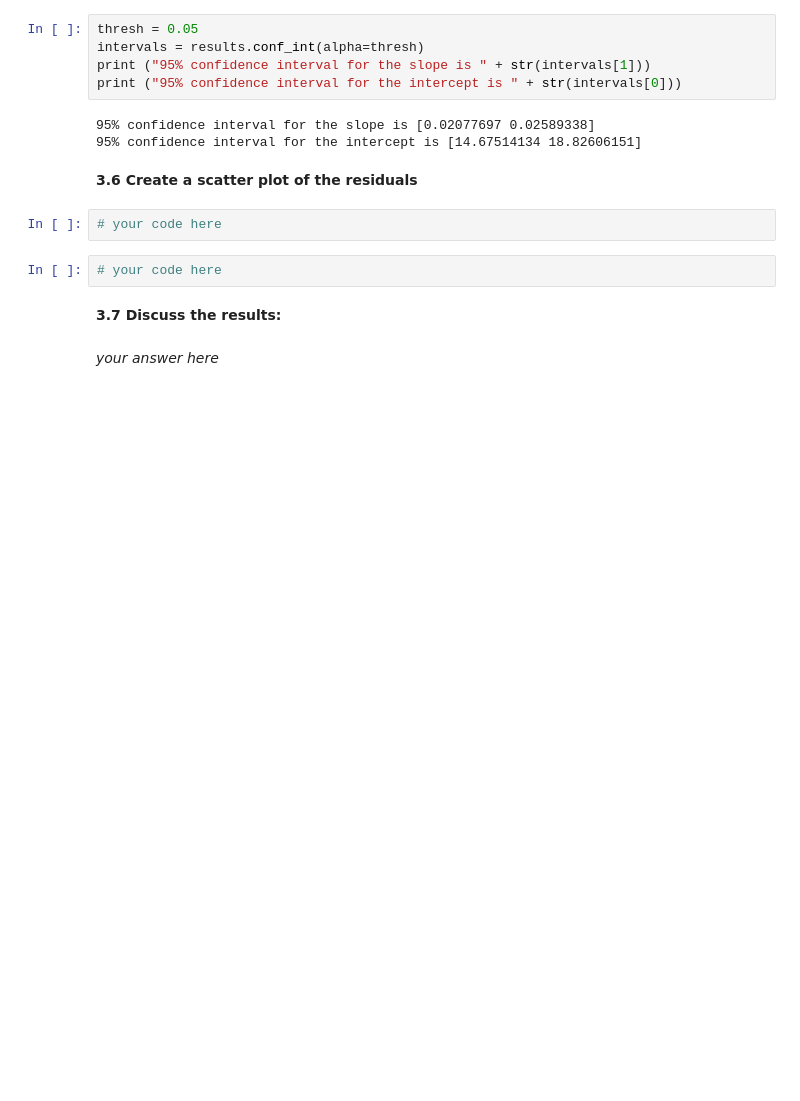
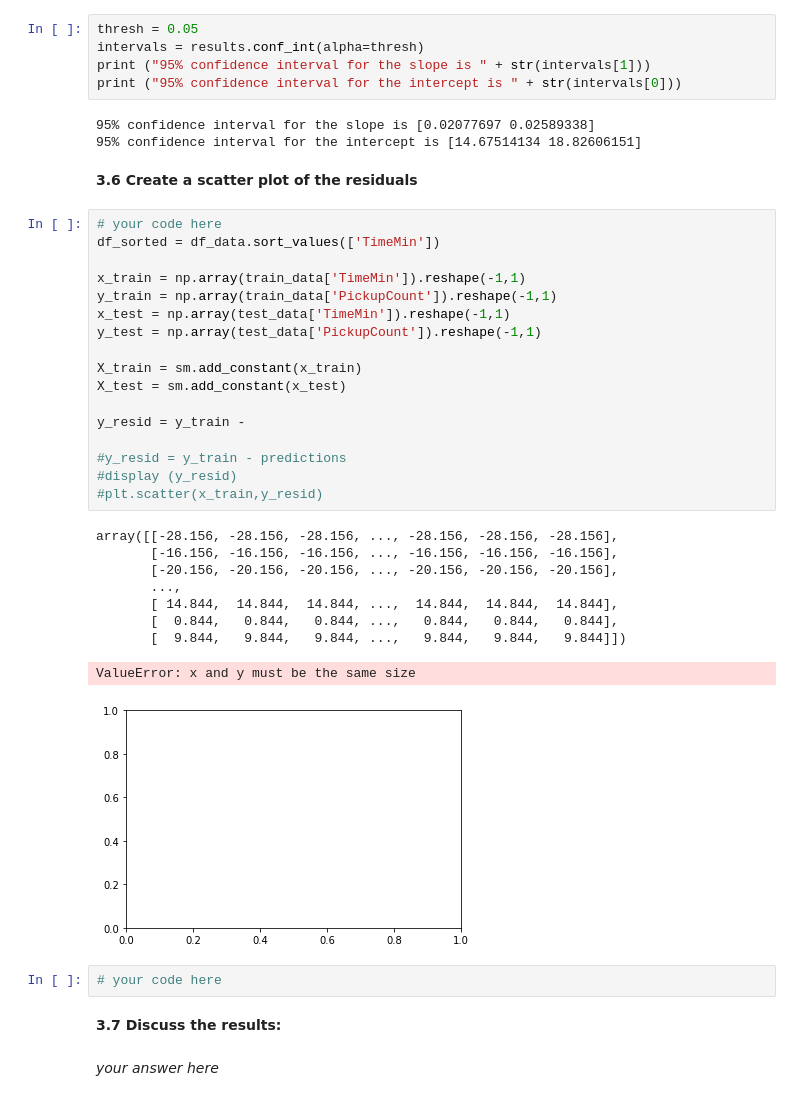
Before and after one commit to tmaounis/cs109a_hw2, a Jupyter notebook: cs109a_hw2_109.ipynb, the cells around one changed output. Drawn from its saved outputs; the diff is of its cells as text; blank space fills up the shorter version.

```diff
--- a/cs109a_hw2_109.ipynb
+++ b/cs109a_hw2_109.ipynb
@@ -342,8 +324,33 @@ print ("95% confidence interval for the intercept is " + str(intervals[0]))
 95% confidence interval for the intercept is [14.67514134 18.82606151]
 # %% [markdown]
 **3.6 Create a scatter plot of the residuals**
-# %%
-# your code here
+# %%
+# your code here
+df_sorted = df_data.sort_values(['TimeMin'])
+
+x_train = np.array(train_data['TimeMin']).reshape(-1,1)
+y_train = np.array(train_data['PickupCount']).reshape(-1,1)
+x_test = np.array(test_data['TimeMin']).reshape(-1,1)
+y_test = np.array(test_data['PickupCount']).reshape(-1,1)
+
+X_train = sm.add_constant(x_train)
+X_test = sm.add_constant(x_test)
+
+y_resid = y_train -
+
+#y_resid = y_train - predictions
+#display (y_resid)
+#plt.scatter(x_train,y_resid)
+# %% [output]
+array([[-28.156, -28.156, -28.156, ..., -28.156, -28.156, -28.156],
+       [-16.156, -16.156, -16.156, ..., -16.156, -16.156, -16.156],
+       [-20.156, -20.156, -20.156, ..., -20.156, -20.156, -20.156],
+       ...,
+       [ 14.844,  14.844,  14.844, ...,  14.844,  14.844,  14.844],
+       [  0.844,   0.844,   0.844, ...,   0.844,   0.844,   0.844],
+       [  9.844,   9.844,   9.844, ...,   9.844,   9.844,   9.844]])
+ValueError: x and y must be the same size
+[figure, added]
 # %%
 # your code here
 # %% [markdown]
```
Also changed, not shown: parts of 2 cells of this notebook.
